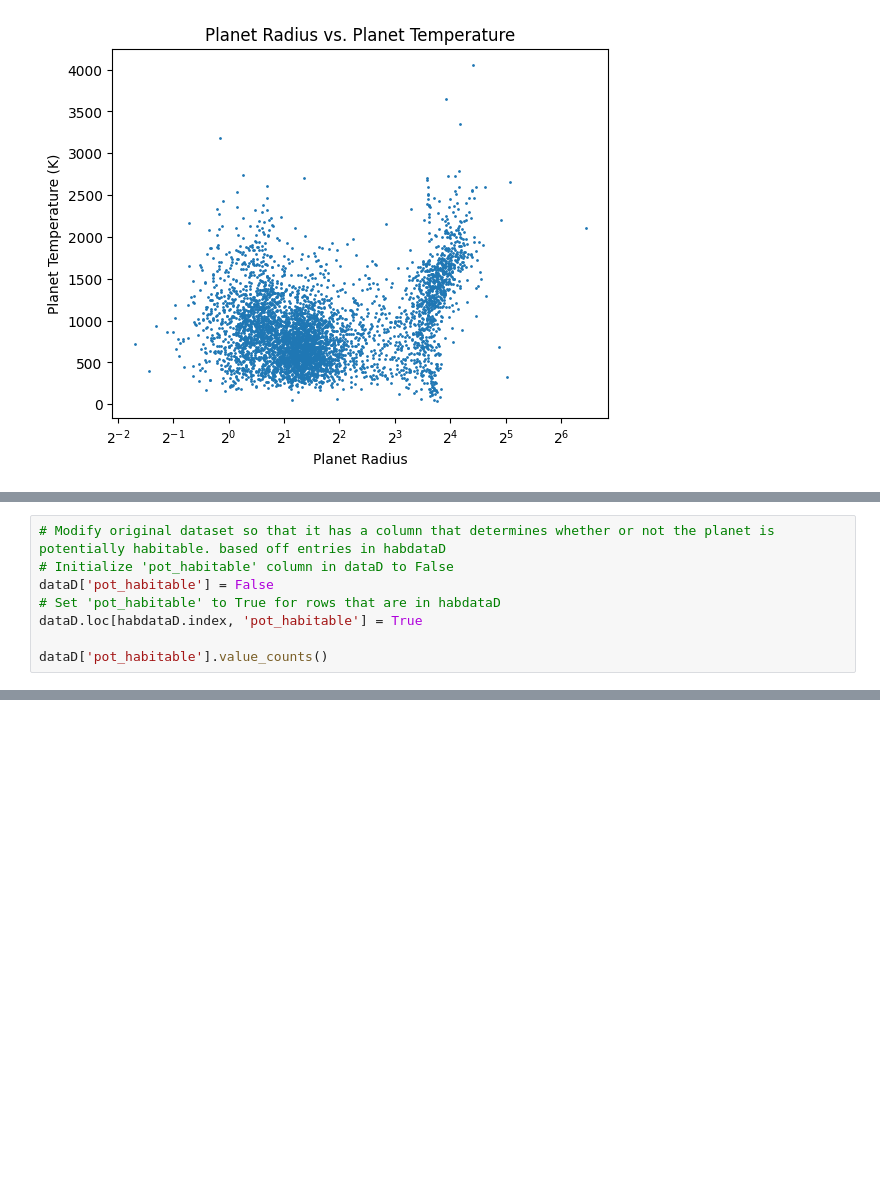
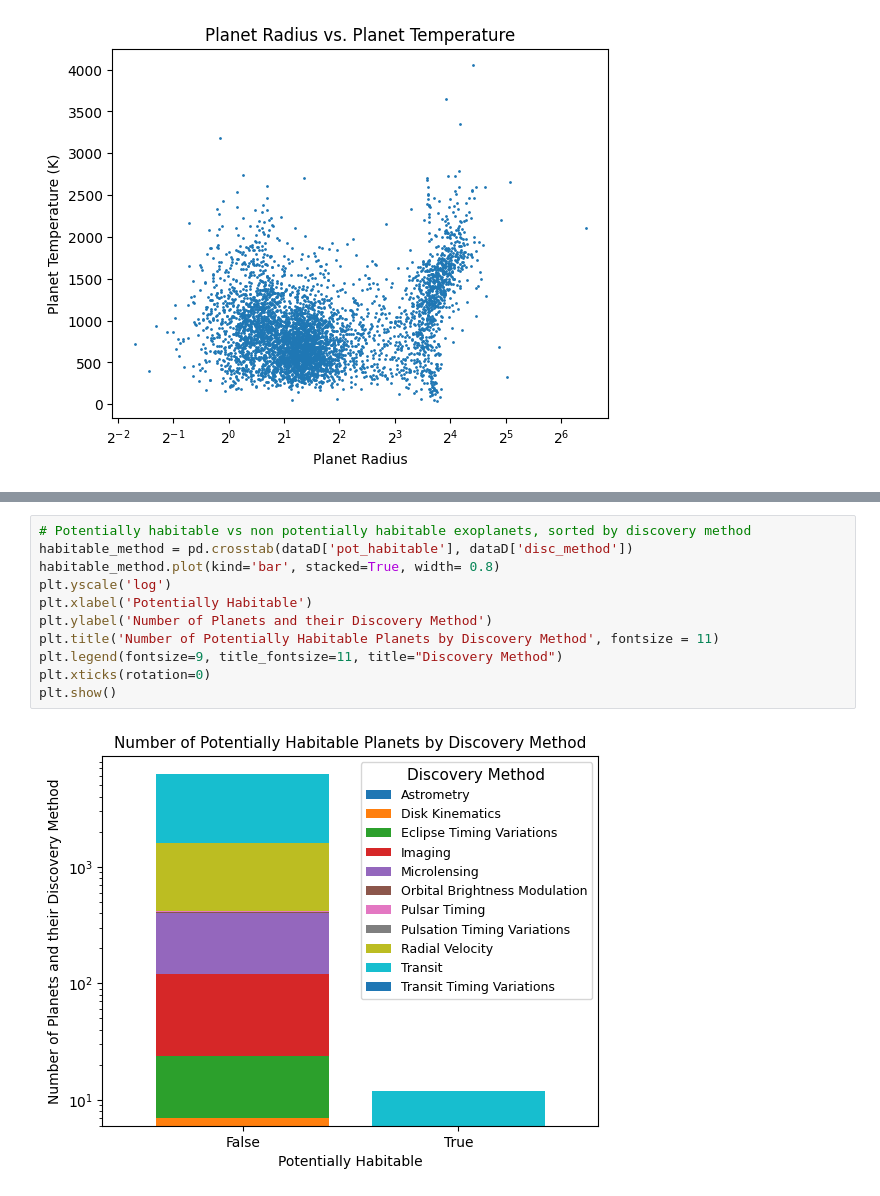
Before and after one commit to k-loaeza/dsrp, a Jupyter notebook: projectkloaeza.ipynb, the cells around one changed output, grey strips where cells are left out. Saved outputs shown, nothing was run; the diff lists cells and outputs as text; blank space fills up the shorter version.

```diff
--- a/projectkloaeza.ipynb
+++ b/projectkloaeza.ipynb
@@ -299,8 +336,0 @@ habdataD['pot_habitable'].value_counts()
-# %%
-# Modify original dataset so that it has a column that determines whether or not the planet is potentially habitable. based off entries in habdataD
-# Initialize 'pot_habitable' column in dataD to False
-dataD['pot_habitable'] = False
-# Set 'pot_habitable' to True for rows that are in habdataD
-dataD.loc[habdataD.index, 'pot_habitable'] = True
-
-dataD['pot_habitable'].value_counts()
@@ -334,3 +355,16 @@ dataD
+# %%
+# Potentially habitable vs non potentially habitable exoplanets, sorted by discovery method
+habitable_method = pd.crosstab(dataD['pot_habitable'], dataD['disc_method'])
+habitable_method.plot(kind='bar', stacked=True, width= 0.8)
+plt.yscale('log')
+plt.xlabel('Potentially Habitable')
+plt.ylabel('Number of Planets and their Discovery Method')
+plt.title('Number of Potentially Habitable Planets by Discovery Method', fontsize = 11)
+plt.legend(fontsize=9, title_fontsize=11, title="Discovery Method")
+plt.xticks(rotation=0)
+plt.show()
+# %% [output]
+[figure, added]
 # %%
 # Hypothesis Test 1: The transit method discovers closer planets in comparison to the Radial velocity method
 groups = habdataD.groupby('disc_method')['sy_dist']
```
Also changed, not shown: parts of 26 cells of this notebook.
